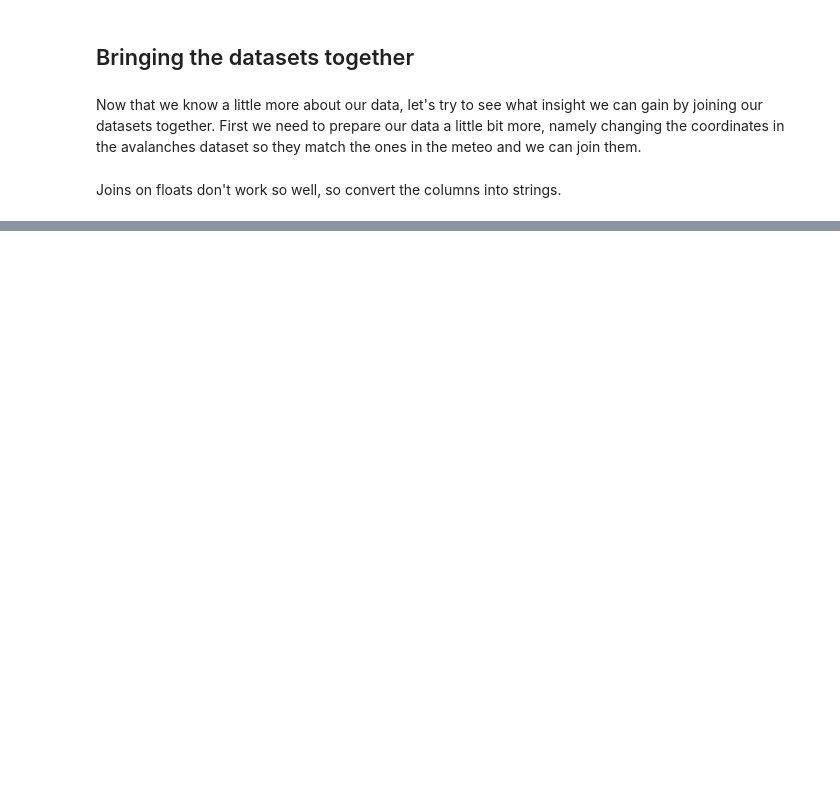
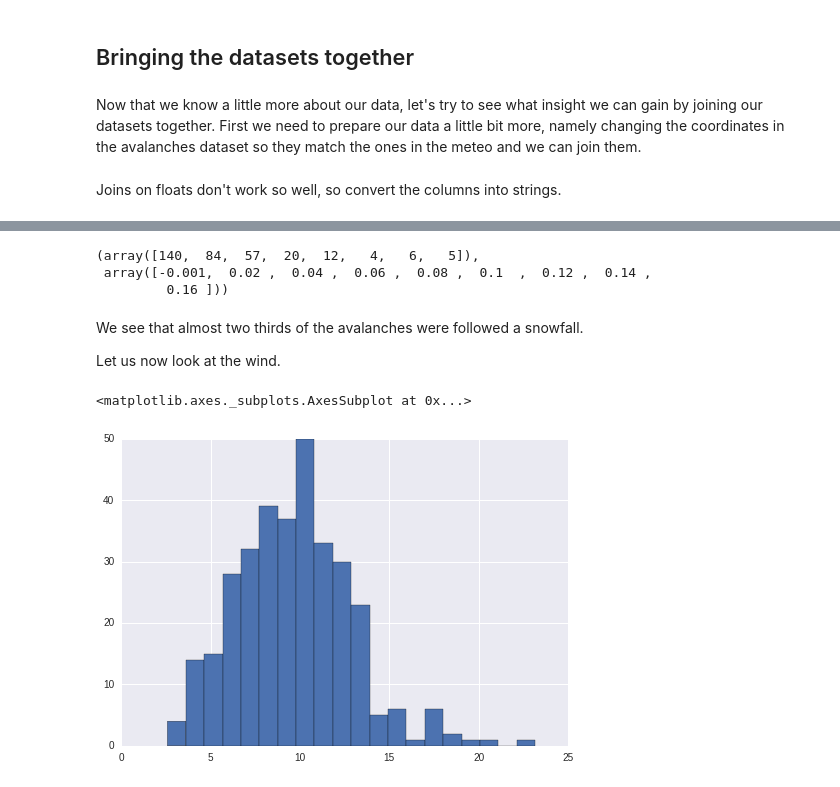
Before and after one commit to Pamoi/datavalanche, a Jupyter notebook: src/datavalanche.ipynb, the cells around one changed output, grey strips where cells are left out. Saved outputs shown, nothing was run; the diff lists cells and outputs as text; code cells hidden in the pictures; blank space fills up the shorter version.

```diff
--- a/src/datavalanche.ipynb
+++ b/src/datavalanche.ipynb
@@ -405,0 +417,15 @@ avalanche_df2 = merged_3day[['3 day snowfall', '3 day sunshine', '3 day temperat
+# %%
+np.histogram(avalanche_df2['3 day snowfall'], bins=[-0.001,0.02,0.04,0.06,0.08,0.1,0.12,0.14,0.16])
+# %% [output]
+(array([140,  84,  57,  20,  12,   4,   6,   5]),
+ array([-0.001,  0.02 ,  0.04 ,  0.06 ,  0.08 ,  0.1  ,  0.12 ,  0.14 ,
+         0.16 ]))
+# %% [markdown]
+We see that almost two thirds of the avalanches were followed a snowfall.
+
+Let us now look at the wind.
+# %%
+avalanche_df2['3 day wind'].hist(bins=20)
+# %% [output]
+<matplotlib.axes._subplots.AxesSubplot at 0x...>
+[figure, added]
```
Also changed, not shown: parts of 15 cells of this notebook, 3 other files.
